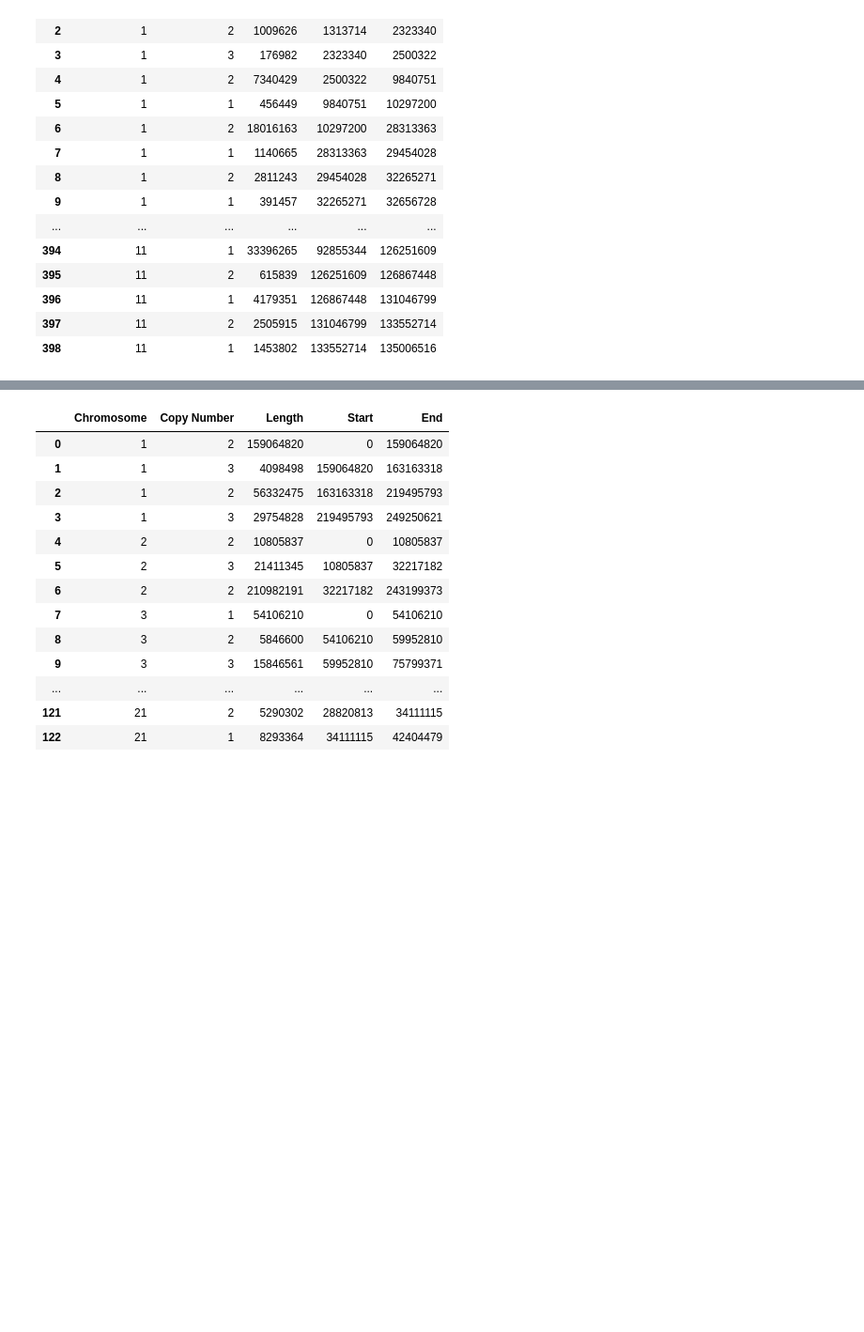
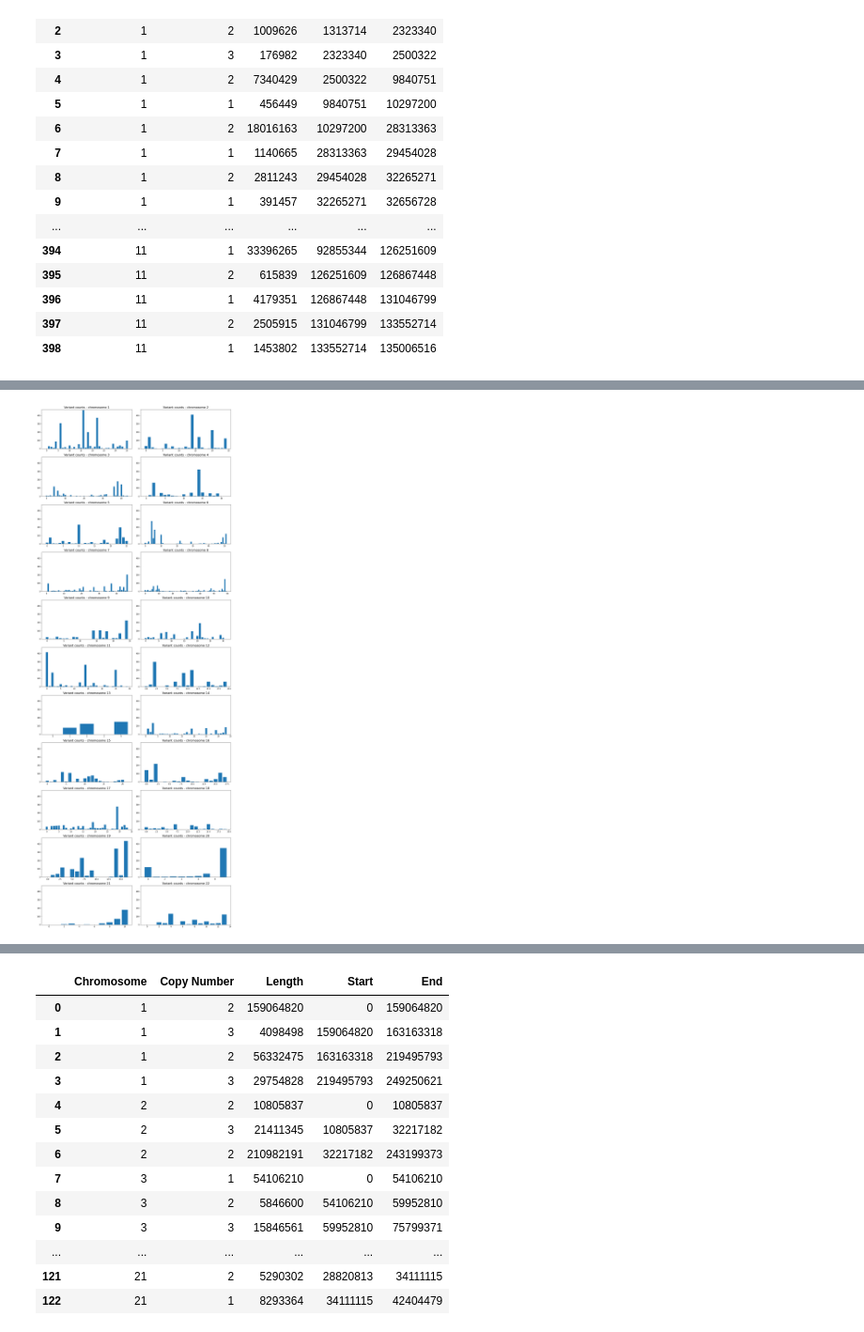
Before and after one commit to martinbudinsky3/BP-tumor-classifier, a Jupyter notebook: lst.ipynb, the cells around one changed output, grey strips where cells are left out. Shown at 94% size. Saved outputs shown, nothing was run; the diff lists cells and outputs as text; code cells hidden in the pictures; blank space fills up the shorter version.

```diff
--- a/lst.ipynb
+++ b/lst.ipynb
@@ -194,0 +313,22 @@ filled_data
+# %%
+def has_quality_2(record):
+    info = record.INFO
+    return ('QD' not in info.keys() or info['QD'] > 10.0) and ('MQ' not in info.keys() or info['MQ'] > 40.0) \
+        and ('FS' not in info.keys() or info['FS'] < 30.0 ) and ('SOR' not in info.keys() or info['SOR'] < 3.0) \
+        and ('MQRankSuminfo' not in info.keys() or ['MQRankSum'] > -12.5) and ('ReadPosRankSum' not in info.keys() or info['ReadPosRankSum'] > -8.0)
+
+filled_variants_data_2 = filled_data.copy()
+filled_variants_data_2['Variants Count'] = 0
+
+for index, row in filled_variants_data_2.iterrows():
+
+    count = 0
+    for record in vcf_reader_raw.fetch(row['Chromosome'], row['Start'], row['End']):
+        tumor_I062_007 = record.samples[2]
+
+        if has_quality_2(record) and tumor_I062_007['GT'] != './.' and tumor_I062_007['GT'] != '0/0':
+            count += 1
+
+        filled_variants_data_2.loc[index, 'Variants Count'] = count
+
+filled_variants_data_2
@@ -194,0 +353,4 @@ filled_data
+# %%
+plot_chromosomes_variant_count(filled_variants_data_2)
+# %% [output]
+[figure, added]
```
Also changed, not shown: parts of 12 cells of this notebook, 1 other file.
